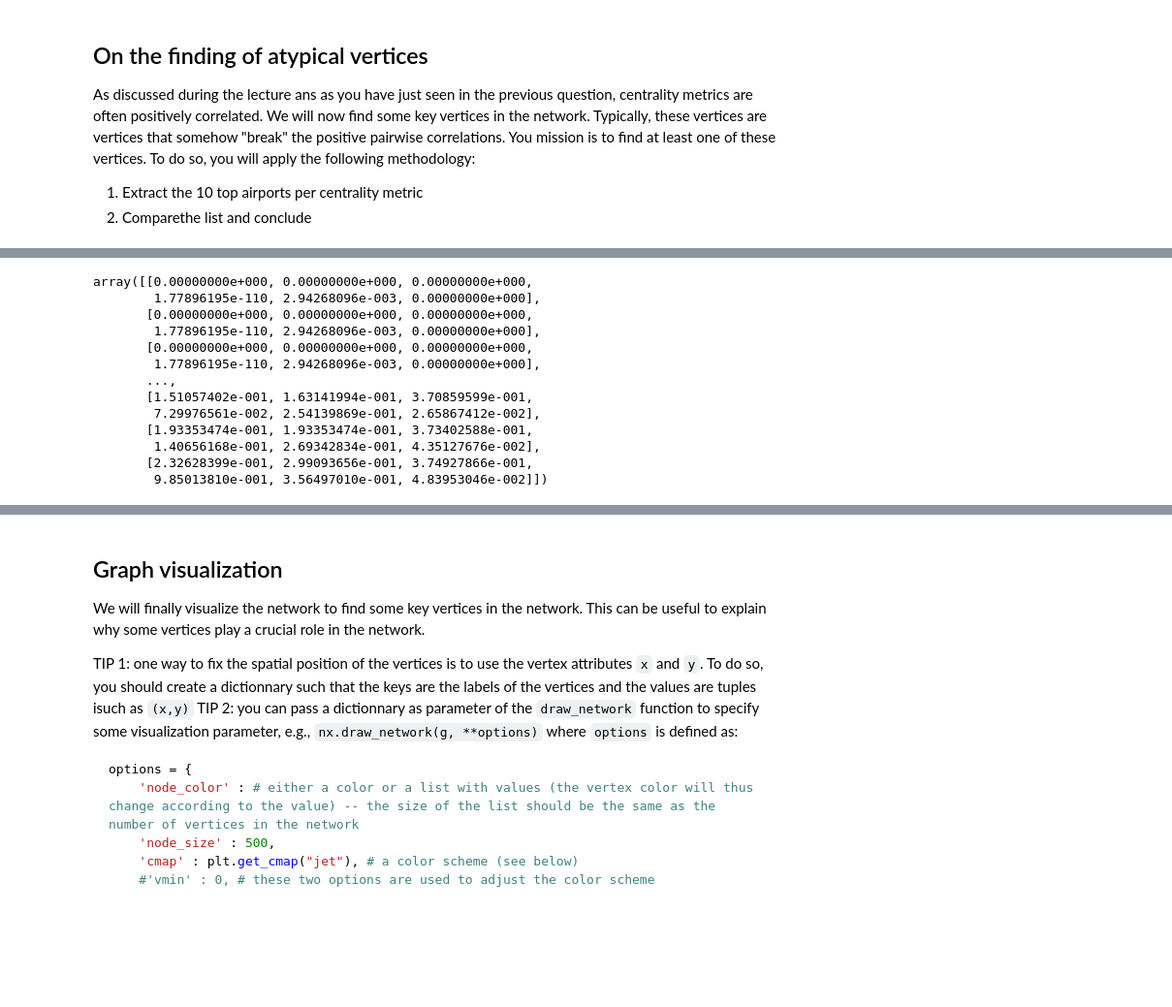
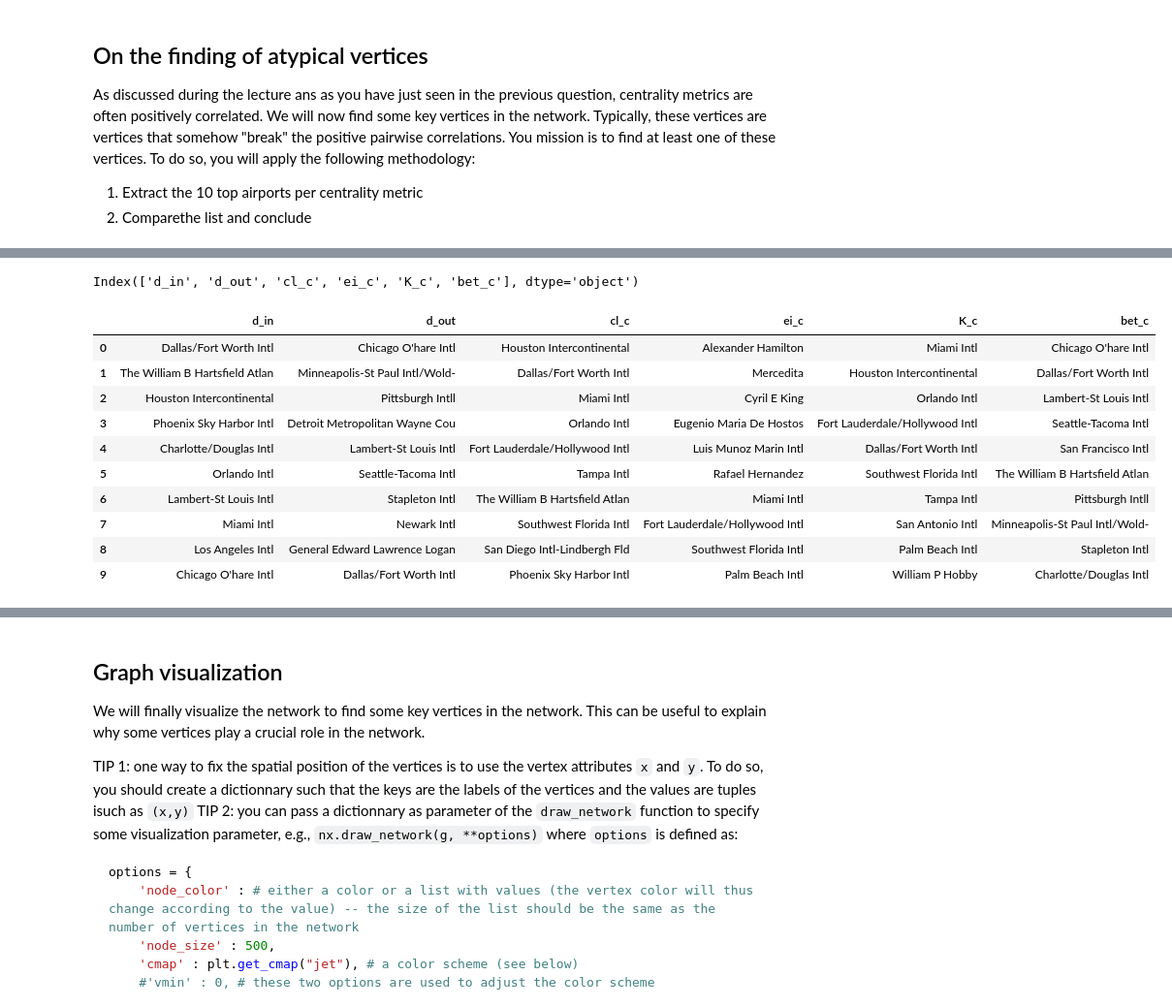
Before and after one commit to mianzha/Zhao_Mian_TSE, a Jupyter notebook: tp1_m2dsss.ipynb, the cells around one changed output, grey strips where cells are left out. Shown at 97% size. Cells and saved outputs as stored; diff of their text form; code cells hidden in the pictures; blank space fills up the shorter version.

```diff
--- a/tp1_m2dsss.ipynb
+++ b/tp1_m2dsss.ipynb
@@ -233,17 +242,23 @@ You mission is to find at least one of these vertices. To do so, you will apply
+# %%
+df_c.columns
+# %% [output]
+Index(['d_in', 'd_out', 'cl_c', 'ei_c', 'K_c', 'bet_c'], dtype='object')
 # %%
 #1. Extract the 10 top airports per centrality metric
-df_c.aggregate(func='sort', axis=1)
+df_top10 = pd.DataFrame()
+for i in df_c.columns:
+  df_top10[i] = df_c[i].sort_values(ascending=False)[0:10].index
-# %% [output]
-array([[0.00000000e+000, 0.00000000e+000, 0.00000000e+000,
-        1.77896195e-110, 2.94268096e-003, 0.00000000e+000],
-       [0.00000000e+000, 0.00000000e+000, 0.00000000e+000,
-        1.77896195e-110, 2.94268096e-003, 0.00000000e+000],
-       [0.00000000e+000, 0.00000000e+000, 0.00000000e+000,
-        1.77896195e-110, 2.94268096e-003, 0.00000000e+000],
-       ...,
-       [1.51057402e-001, 1.63141994e-001, 3.70859599e-001,
-        7.29976561e-002, 2.54139869e-001, 2.65867412e-002],
-       [1.93353474e-001, 1.93353474e-001, 3.73402588e-001,
-        1.40656168e-001, 2.69342834e-001, 4.35127676e-002],
-       [2.32628399e-001, 2.99093656e-001, 3.74927866e-001,
-        9.85013810e-001, 3.56497010e-001, 4.83953046e-002]])
+# %%
+df_top10
+# %% [output]
+|  | d_in | d_out | cl_c | ei_c | K_c | bet_c |
+| 0 | Dallas/Fort Worth Intl | Chicago O'hare Intl | Houston Intercontinental | Alexander Hamilton | Miami Intl | Chicago O'hare Intl |
+| 1 | The William B Hartsfield Atlan | Minneapolis-St Paul Intl/Wold- | Dallas/Fort Worth Intl | Mercedita | Houston Intercontinental | Dallas/Fort Worth Intl |
+| 2 | Houston Intercontinental | Pittsburgh Intll | Miami Intl | Cyril E King | Orlando Intl | Lambert-St Louis Intl |
+| 3 | Phoenix Sky Harbor Intl | Detroit Metropolitan Wayne Cou | Orlando Intl | Eugenio Maria De Hostos | Fort Lauderdale/Hollywood Intl | Seattle-Tacoma Intl |
+| 4 | Charlotte/Douglas Intl | Lambert-St Louis Intl | Fort Lauderdale/Hollywood Intl | Luis Munoz Marin Intl | Dallas/Fort Worth Intl | San Francisco Intl |
+| 5 | Orlando Intl | Seattle-Tacoma Intl | Tampa Intl | Rafael Hernandez | Southwest Florida Intl | The William B Hartsfield Atlan |
+| 6 | Lambert-St Louis Intl | Stapleton Intl | The William B Hartsfield Atlan | Miami Intl | Tampa Intl | Pittsburgh Intll |
+| 7 | Miami Intl | Newark Intl | Southwest Florida Intl | Fort Lauderdale/Hollywood Intl | San Antonio Intl | Minneapolis-St Paul Intl/Wold- |
+| 8 | Los Angeles Intl | General Edward Lawrence Logan | San Diego Intl-Lindbergh Fld | Southwest Florida Intl | Palm Beach Intl | Stapleton Intl |
+| 9 | Chicago O'hare Intl | Dallas/Fort Worth Intl | Phoenix Sky Harbor Intl | Palm Beach Intl | William P Hobby | Charlotte/Douglas Intl |
```
Also changed, not shown: parts of 9 cells of this notebook.
